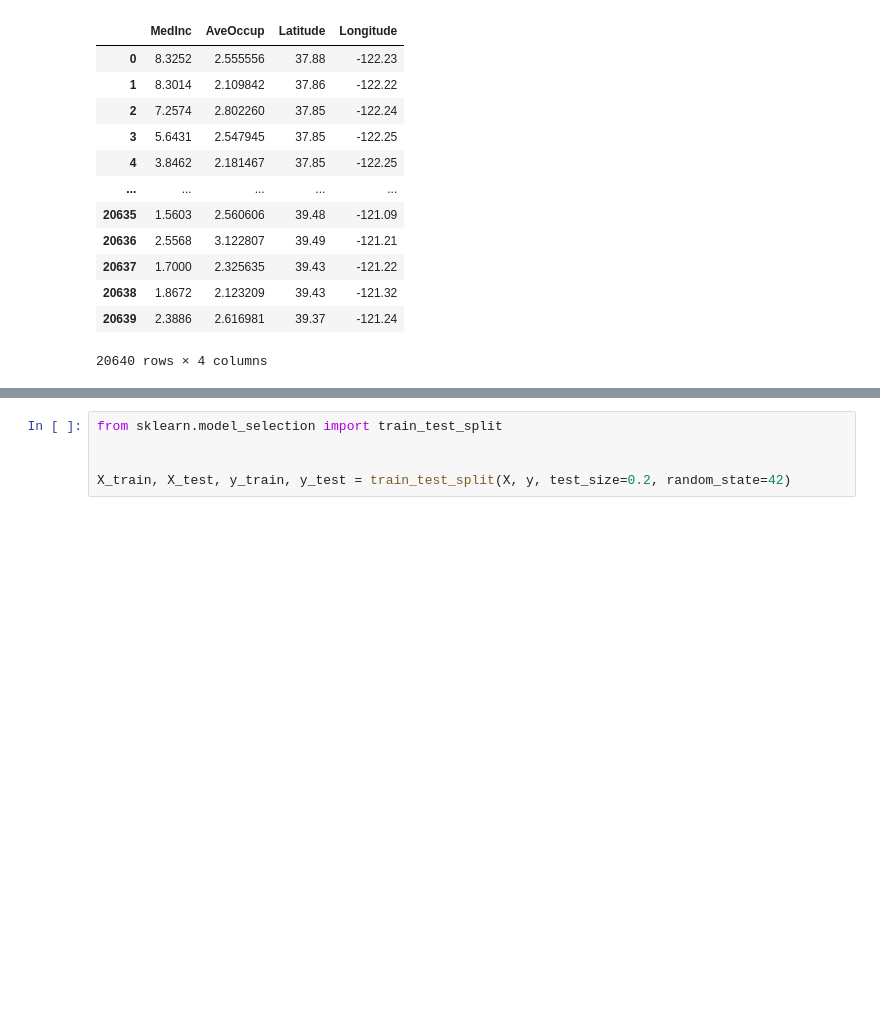
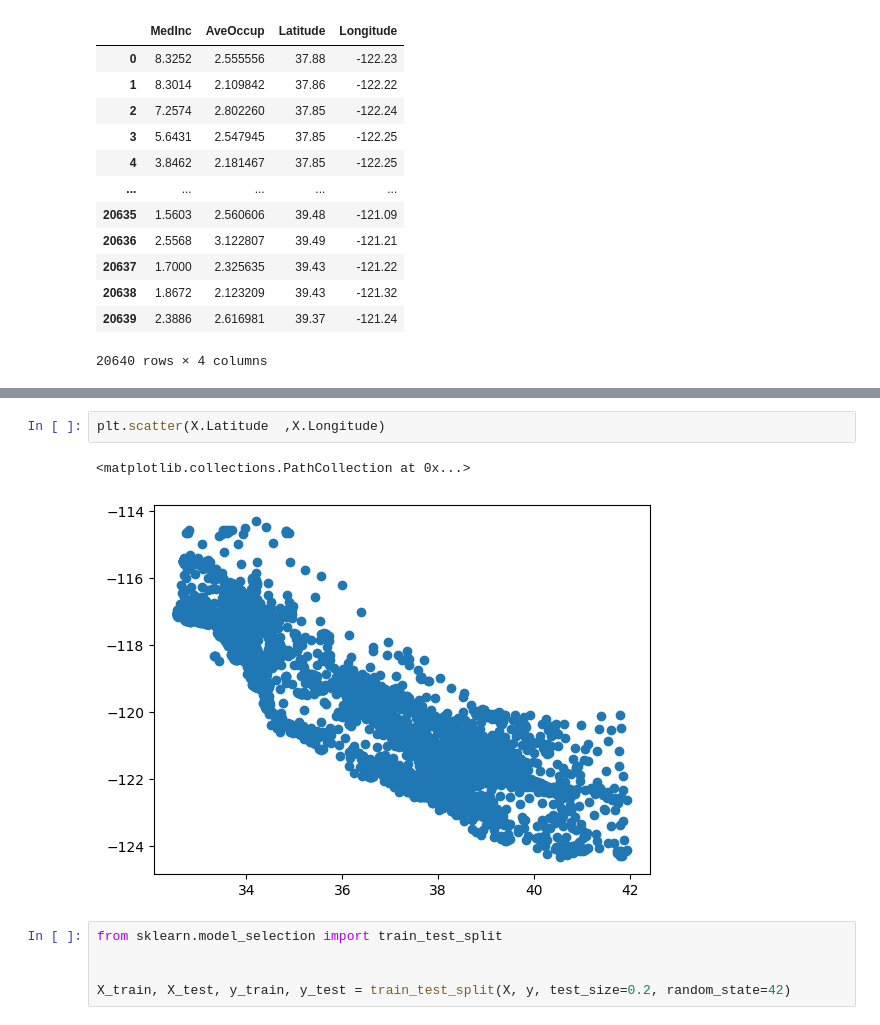
Before and after one commit to Shaun-Sas/Learn_aI, a Jupyter notebook: assignment2/assign2_regress.ipynb, the cells around one changed output, grey strips where cells are left out. Saved outputs shown, nothing was run; the diff lists cells and outputs as text; blank space fills up the shorter version.

```diff
--- a/assignment2/assign2_regress.ipynb
+++ b/assignment2/assign2_regress.ipynb
@@ -80,3 +90,8 @@ X
+# %%
+plt.scatter(X.Latitude	,X.Longitude)
+# %% [output]
+<matplotlib.collections.PathCollection at 0x...>
+[figure, added]
 # %%
 from sklearn.model_selection import train_test_split
 
```
Also changed, not shown: parts of 3 cells of this notebook.
